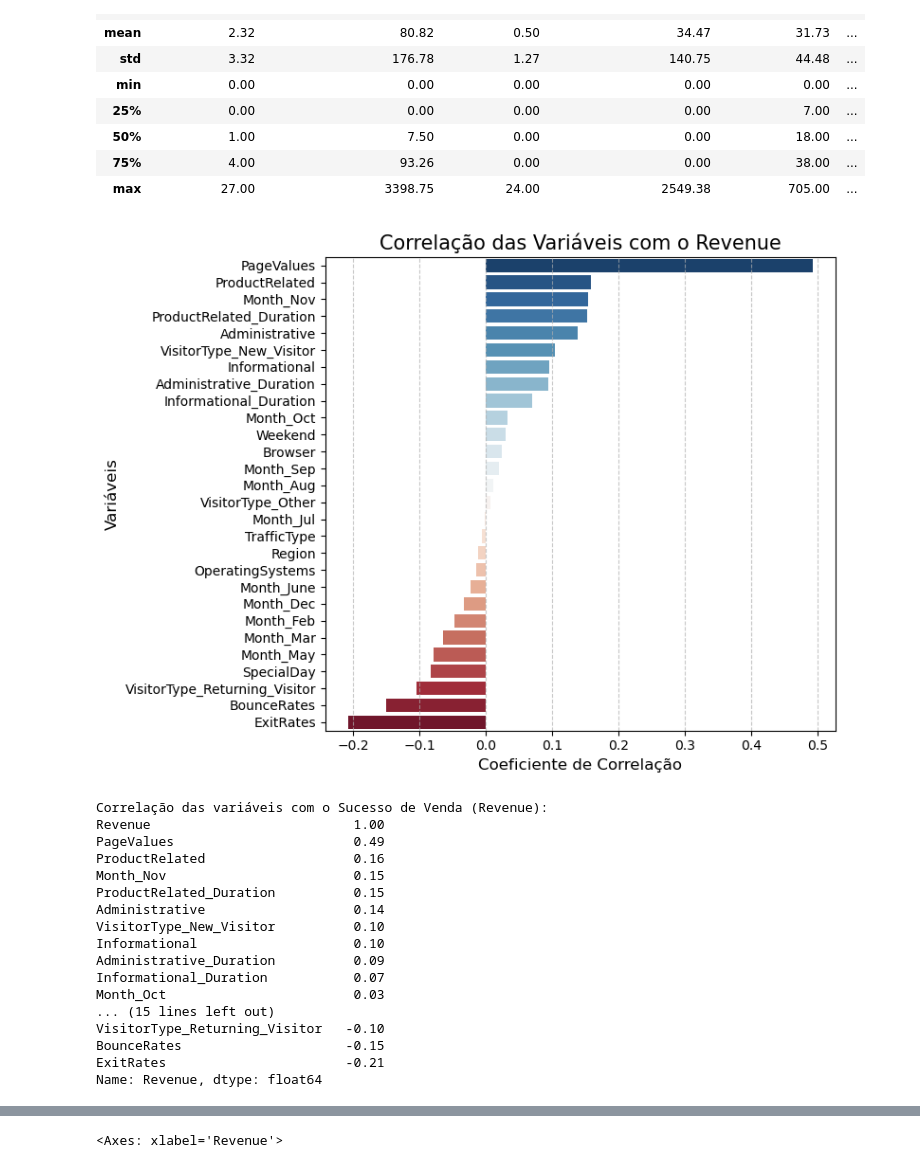
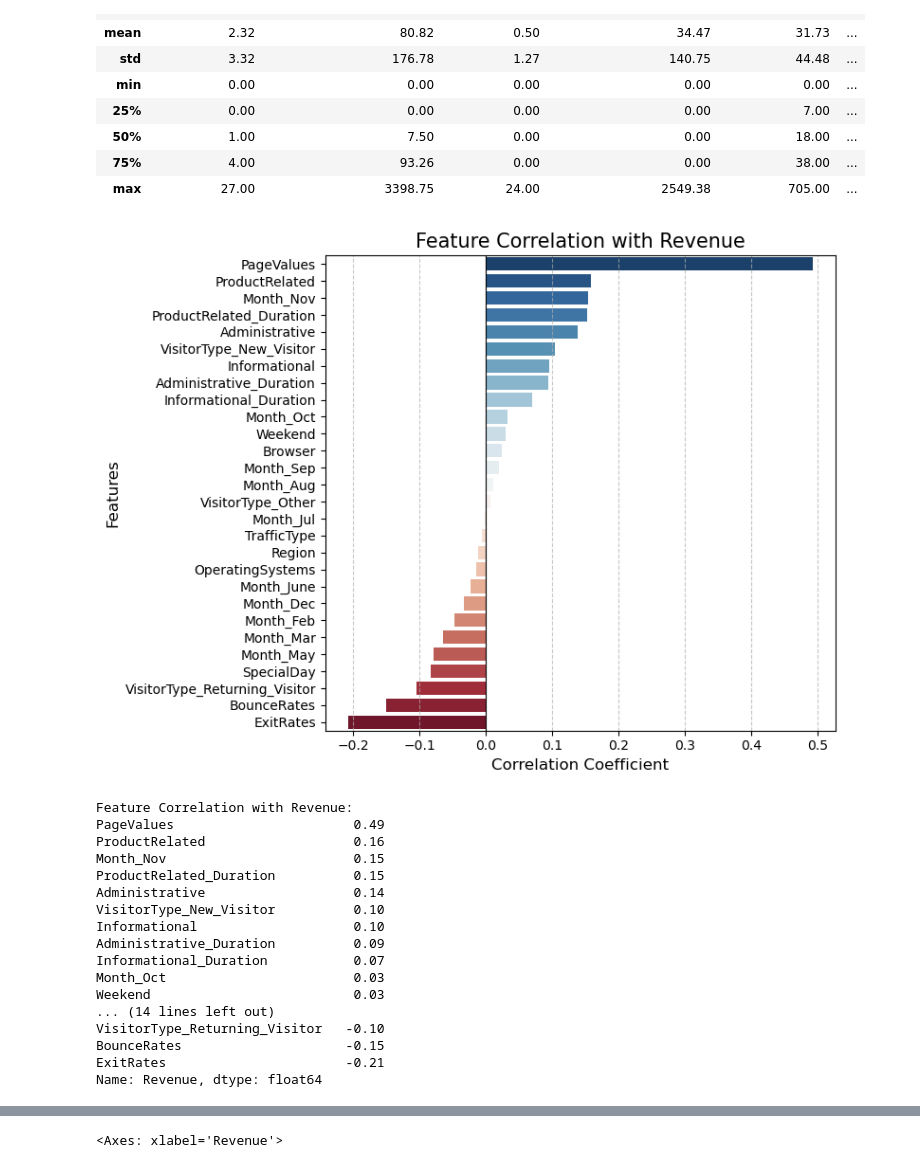
Before and after one commit to MatheusXavier1/computational-math-project-26.1, a Jupyter notebook: TrabalhoMatComp.ipynb, the cells around one changed output, grey strips where cells are left out. Saved outputs shown, nothing was run; the diff lists cells and outputs as text; code cells hidden in the pictures.

```diff
--- a/TrabalhoMatComp.ipynb
+++ b/TrabalhoMatComp.ipynb
@@ -241,35 +311,29 @@ processed_df.describe()
 | 75% | 4.00 | 93.26 | 0.00 | 0.00 | 38.00 | ... |
 | max | 27.00 | 3398.75 | 24.00 | 2549.38 | 705.00 | ... |
 # %%
-# 1. Calculando a correlação de todas as colunas com a coluna 'Revenue'
-# O pandas transformará automaticamente True/False em 1/0 para o cálculo
 correlations = processed_df.corr(numeric_only=True)['Revenue'].sort_values(ascending=False)
-
 correlations = correlations.drop('Revenue')
 
-# 3. Criando o gráfico de barras
-plt.figure(figsize=(8, 6)) # Ajustamos a altura pois agora há muitas colunas (dummies)
-sns.barplot(x=correlations.values, y=correlations.index, hue=correlations.index,palette='RdBu_r')
+plt.figure(figsize=(8, 6))
+sns.barplot(x=correlations.values, y=correlations.index, hue=correlations.index, palette='RdBu_r', legend=False)
 
-plt.title('Correlação das Variáveis com o Revenue', fontsize=15)
-plt.xlabel('Coeficiente de Correlação', fontsize=12)
-plt.ylabel('Variáveis', fontsize=12)
+plt.axvline(0, color='black', linewidth=0.8)
+plt.title('Feature Correlation with Revenue', fontsize=15)
+plt.xlabel('Correlation Coefficient', fontsize=12)
+plt.ylabel('Features', fontsize=12)
 plt.grid(axis='x', linestyle='--', alpha=0.7)
-
 plt.tight_layout()
 plt.show()
 # %% [output]
-[figure, old version]
+[figure, new version]
 # %%
-# Calculando a correlação numérica
-correlacoes = processed_df.corr(numeric_only=True)['Revenue'].sort_values(ascending=False)
+correlations_values = processed_df.corr(numeric_only=True)['Revenue'].sort_values(ascending=False)
+correlations_values = correlations_values.drop('Revenue')
 
-# Exibindo os valores
-print("Correlação das variáveis com o Sucesso de Venda (Revenue):")
-print(correlacoes)
+print("Feature Correlation with Revenue:")
+print(correlations_values)
 # %% [output]
-Correlação das variáveis com o Sucesso de Venda (Revenue):
-Revenue                          1.00
+Feature Correlation with Revenue:
 PageValues                       0.49
 ProductRelated                   0.16
 Month_Nov                        0.15
@@ -280,7 +344,8 @@ Informational                    0.10
 Administrative_Duration          0.09
 Informational_Duration           0.07
 Month_Oct                        0.03
-... (15 lines left out)
+Weekend                          0.03
+... (14 lines left out)
 VisitorType_Returning_Visitor   -0.10
 BounceRates                     -0.15
 ExitRates                       -0.21
```
Also changed, not shown: parts of 30 cells of this notebook.
